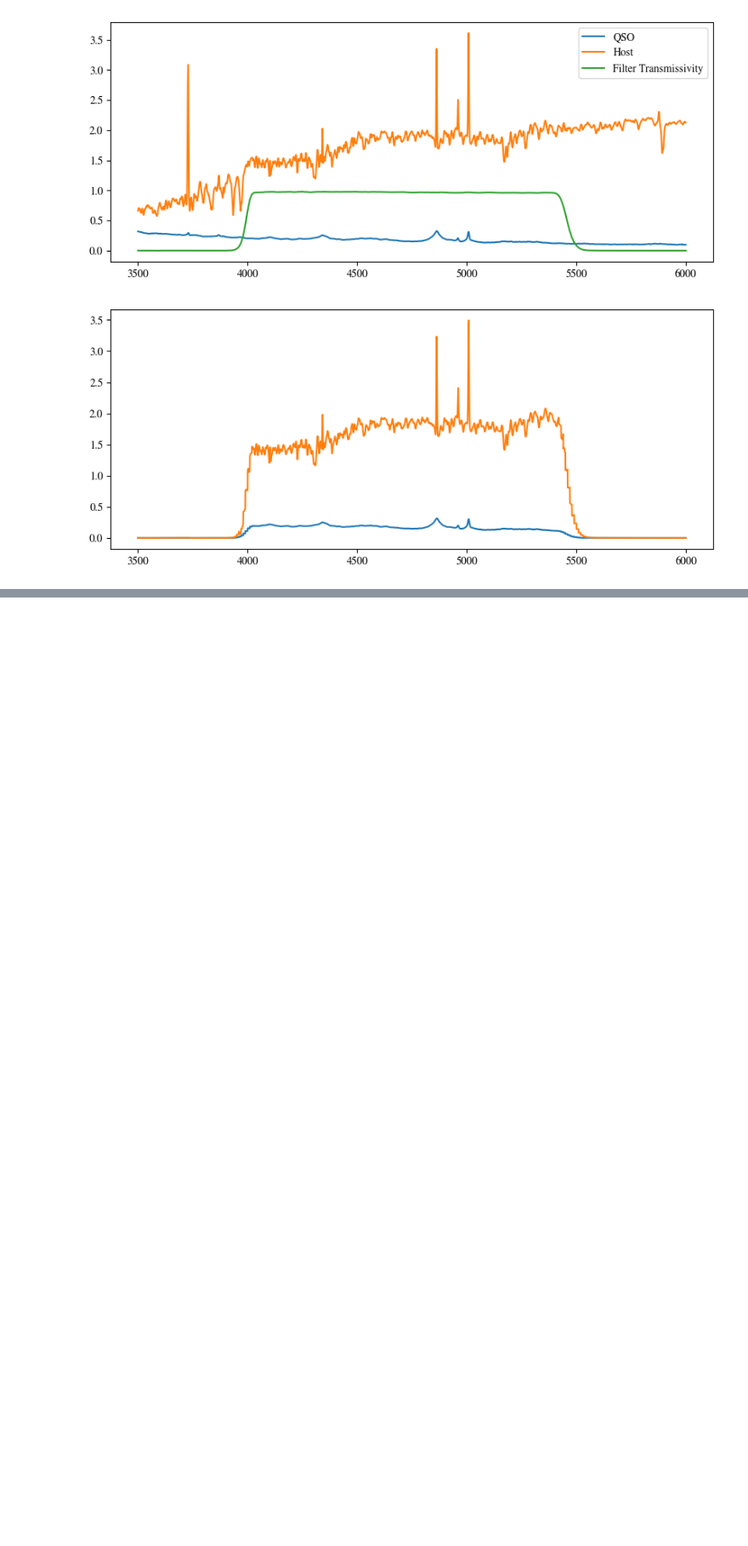
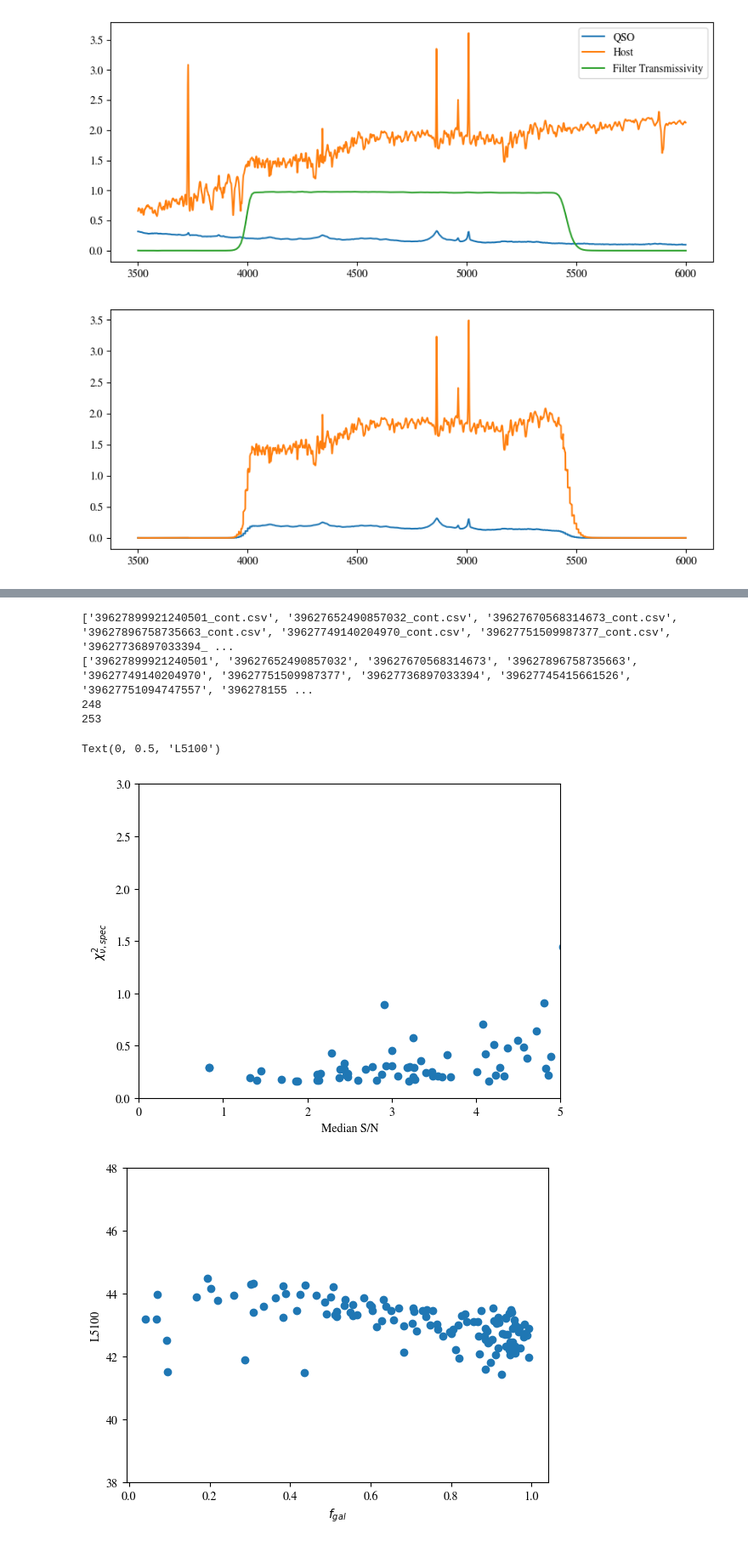
Before and after one commit to ELLI-E/RedQSOYoRiS, a Jupyter notebook: RedQSOProject.ipynb, the cells around one changed output, grey strips where cells are left out. Shown: that part at 85% size. Cells and saved outputs as stored; diff of their text form; code cells hidden in the pictures; blank space fills up the shorter version.

```diff
--- a/RedQSOProject.ipynb
+++ b/RedQSOProject.ipynb
@@ -593,0 +678,63 @@ Text(0.5, 0, '$\\frac{n_G}{n_R}$')
+# %%
+#go over all spectral results to plot signal/noise
+def MedianSN(specFilePath):
+    flux,flux_err = np.loadtxt(specFilePath,delimiter=",",skiprows=1,usecols=(2,3),unpack=True)
+    SN=[]
+    for i, f in enumerate(flux):
+        SN.append(f/flux_err[i])
+    return np.median(np.array(SN))
+decSpecPath = r"results/PyQSOFit_test"
+decSpecFind = r".*_cont\.csv$" # search for cont csv files
+decSpecFiles = [file for file in list(os.listdir(decSpecPath)) if re.search(decSpecFind,file)]
+specPath = r"data/spectra"
+specFind = r".*_spec.csv$" # search for csv files
+specFiles = [file for file in list(os.listdir(specPath)) if re.search(specFind,file)]
+print(decSpecFiles)
+objectNames = [file[:file.index('_')] for file in decSpecFiles]
+print(objectNames)
+print(len(decSpecFiles))
+print(len(specFiles))
+medianSN = []
+decChi = []
+imgFGal = []
+L5100 = []
+z = []
+for i,targetName in enumerate(objectNames):
+    try:
+        spectroscopicResult = CollectSpectroscopicData(targetName)
+        HSCResult = pickle.load(open(f"results/desitargets/includinghost/{targetName}/fitting_results/{targetName}-result-band-r.pkl","rb"))
+    except FileNotFoundError:
+        continue
+    medianSN.append(MedianSN(f"{specPath}/{targetName}_spec.csv"))
+    decChi.append(np.loadtxt(f"{decSpecPath}/{targetName}_cont.csv",delimiter=",",skiprows=1,usecols=(2))[28])
+    L5100.append(np.loadtxt(f"{decSpecPath}/{targetName}_cont.csv",delimiter=",",skiprows=1,usecols=(2))[25])
+
+    fluxMag0 = 63095734448.01944
+    HSCGalaxyMagnitude = HSCResult.final_result_galaxy[0]["magnitude"]
+    HSCQSOMagnitude = HSCResult.final_result_ps[0]["magnitude"]
+    HSCHostFlux = toFlux(HSCGalaxyMagnitude,fluxMag0)
+    HSCQSOFlux = toFlux(HSCQSOMagnitude,fluxMag0)
+    HSCGalaxyFraction = HSCHostFlux/(HSCHostFlux+HSCQSOFlux)
+    imgFGal.append(HSCGalaxyFraction)
+
+#percentage of
+
+
+plt.plot(medianSN,decChi,linestyle="None",marker="o")
+plt.xlabel("Median S/N")
+plt.ylabel(r"$\chi^2_{\nu,spec}$")
+plt.xlim(0,5)
+plt.ylim(0,3)
+plt.figure()
+plt.plot(imgFGal,L5100,linestyle="None",marker="o")
+plt.ylim(38,48)
+plt.xlabel(r"$f_{gal}$")
+plt.ylabel(r"L5100")
+# %% [output]
+['39627899921240501_cont.csv', '39627652490857032_cont.csv', '39627670568314673_cont.csv', '39627896758735663_cont.csv', '39627749140204970_cont.csv', '39627751509987377_cont.csv', '39627736897033394_ ...
+['39627899921240501', '39627652490857032', '39627670568314673', '39627896758735663', '39627749140204970', '39627751509987377', '39627736897033394', '39627745415661526', '39627751094747557', '396278155 ...
+248
+253
+Text(0, 0.5, 'L5100')
+[figure, added]
+[figure, added]
```
Also changed, not shown: parts of 8 cells of this notebook, 3 other files.
